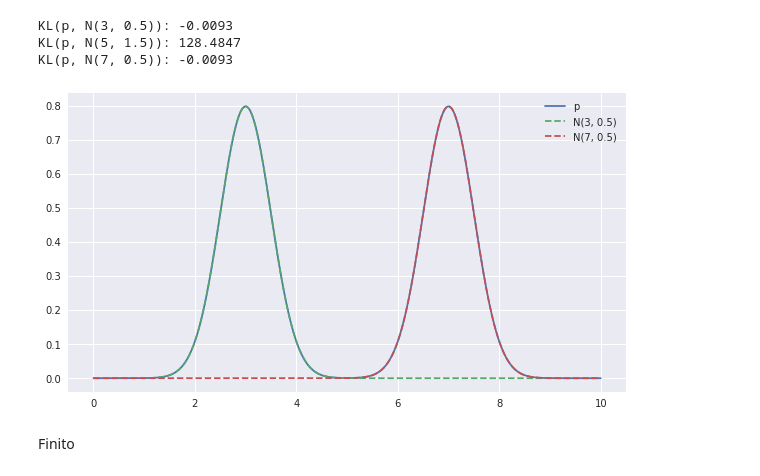
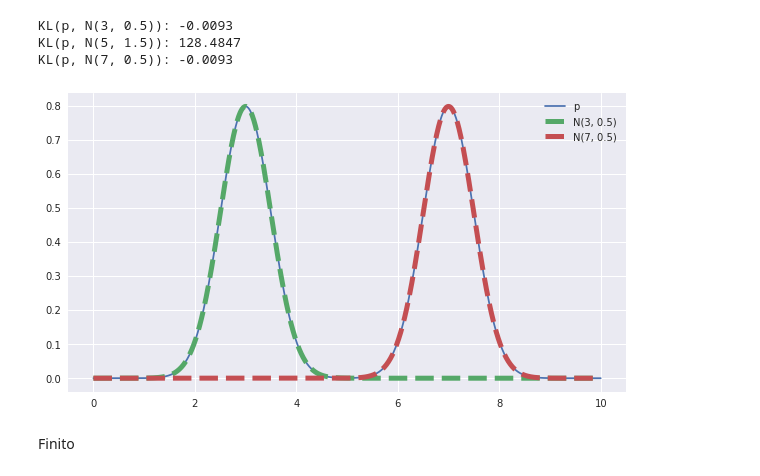
Before and after one commit to nahbos/AUT-Fundamental-Statistical-Learning, a Jupyter notebook: HW02/Q1.ipynb, the cells around one changed output. Saved outputs shown, nothing was run; the diff lists cells and outputs as text; code cells hidden in the pictures.

```diff
--- a/HW02/Q1.ipynb
+++ b/HW02/Q1.ipynb
@@ -59,11 +59,11 @@ KL(p, N(7, 0.5)): -0.0093
 # %%
 with plt.style.context('seaborn'):
   plt.figure(figsize=(10, 5.5))
   plt.plot(x, P, label="p")
-  plt.plot(x, Q_list[0], label=names[0], linestyle='dashed')
-  plt.plot(x, Q_list[2], label=names[2], linestyle='dashed')
+  plt.plot(x, Q_list[0], label=names[0], linestyle='dashed', linewidth=5)
+  plt.plot(x, Q_list[2], label=names[2], linestyle='dashed', linewidth=5)
   plt.legend()
 # %% [output]
-[figure, old version]
+[figure, new version]
 # %% [markdown]
 Finito
```
